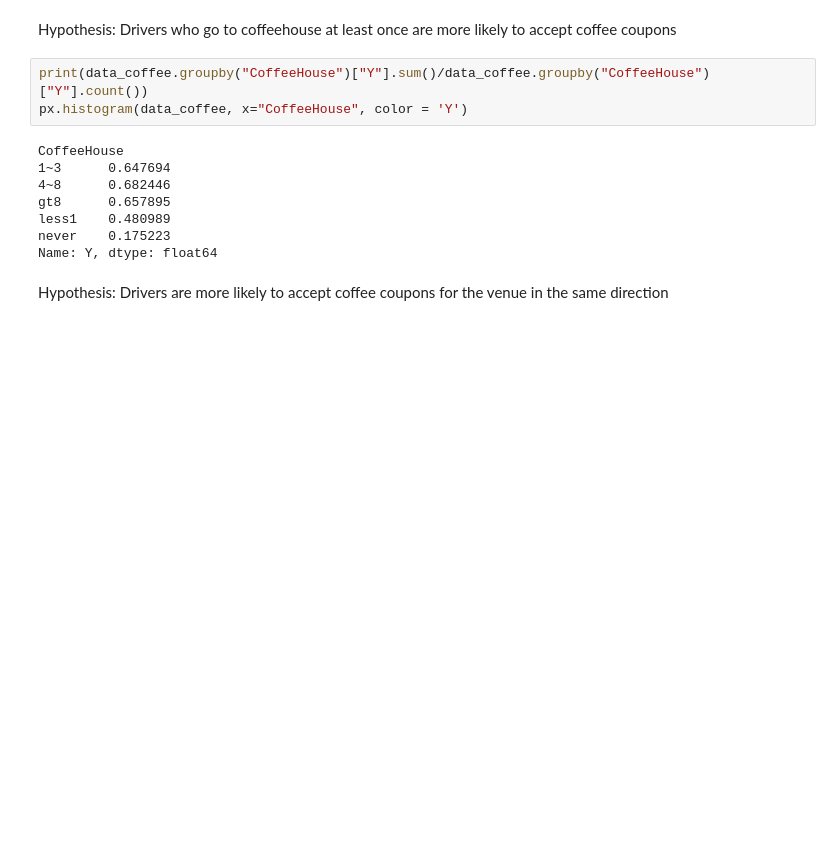
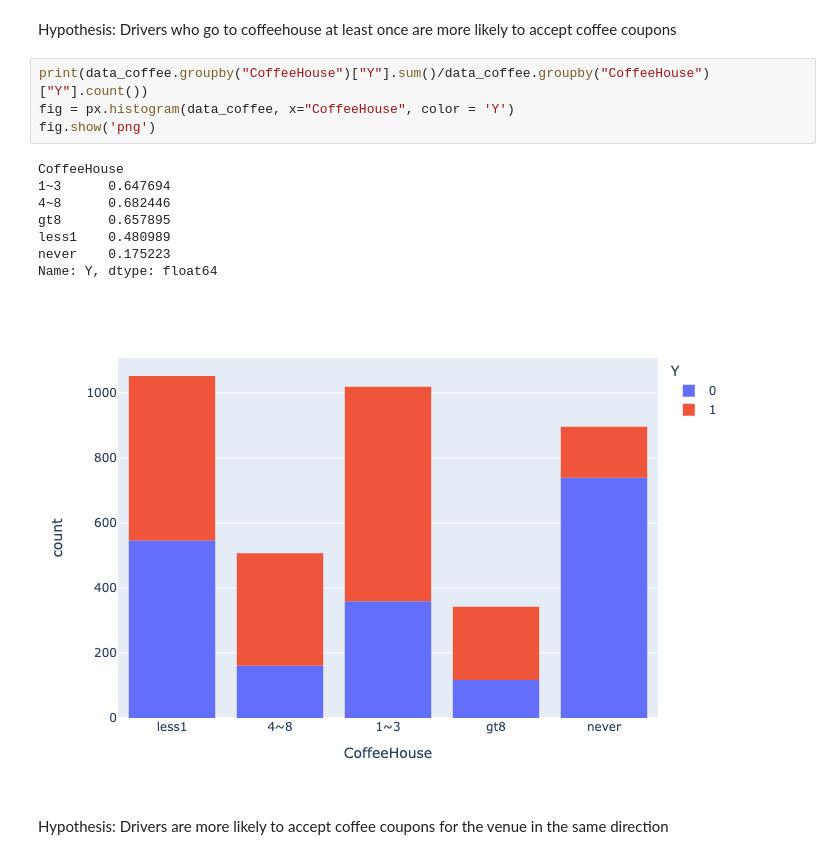
Before and after one commit to aditwal/UCB-ML-5.1, a Jupyter notebook: coupon analysis.ipynb, the cells around one changed output. Saved outputs shown, nothing was run; the diff lists cells and outputs as text; blank space fills up the shorter version.

```diff
--- a/coupon analysis.ipynb
+++ b/coupon analysis.ipynb
@@ -418,15 +424,17 @@ Name: Y, dtype: float64
 Hypothesis: Drivers who go to coffeehouse at least once are more likely to accept coffee coupons
 # %%
 print(data_coffee.groupby("CoffeeHouse")["Y"].sum()/data_coffee.groupby("CoffeeHouse")["Y"].count())
-px.histogram(data_coffee, x="CoffeeHouse", color = 'Y')
+fig = px.histogram(data_coffee, x="CoffeeHouse", color = 'Y')
+fig.show('png')
 # %% [output]
 CoffeeHouse
 1~3      0.647694
 4~8      0.682446
 gt8      0.657895
 less1    0.480989
 never    0.175223
 Name: Y, dtype: float64
+[figure, added]
 # %% [markdown]
 Hypothesis: Drivers  are more likely to accept coffee coupons for the venue in the same direction
 # %%
```
Also changed, not shown: parts of 9 cells of this notebook.
